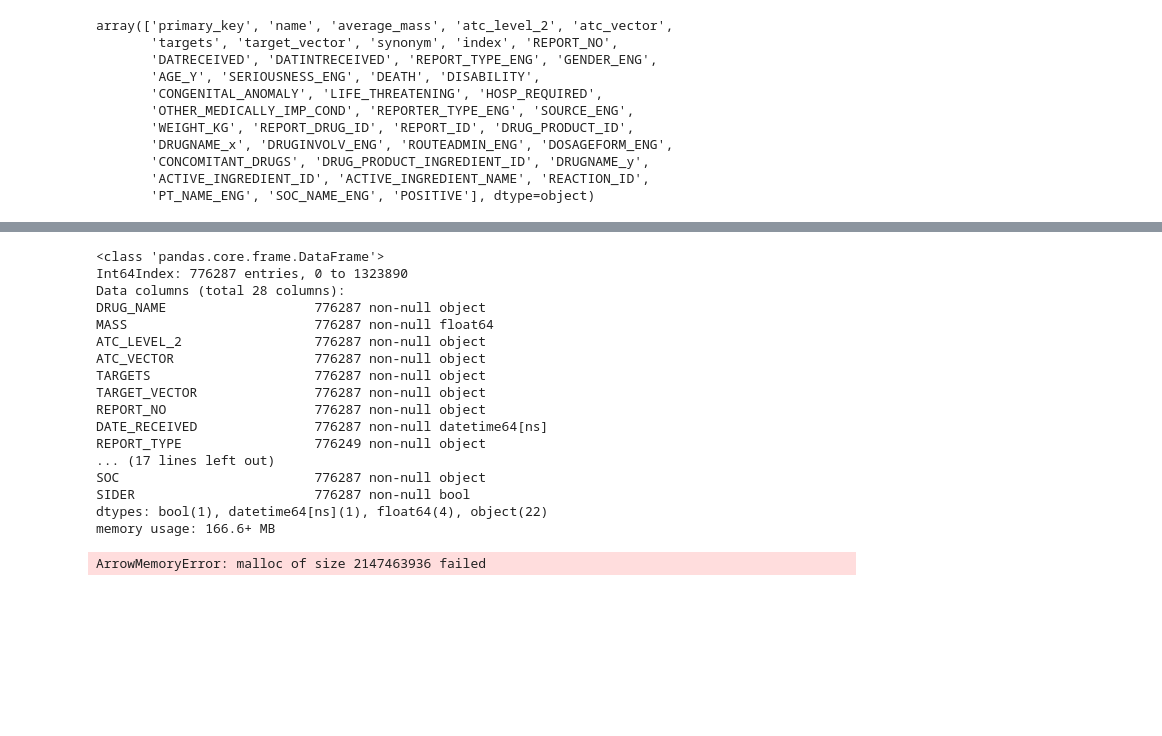
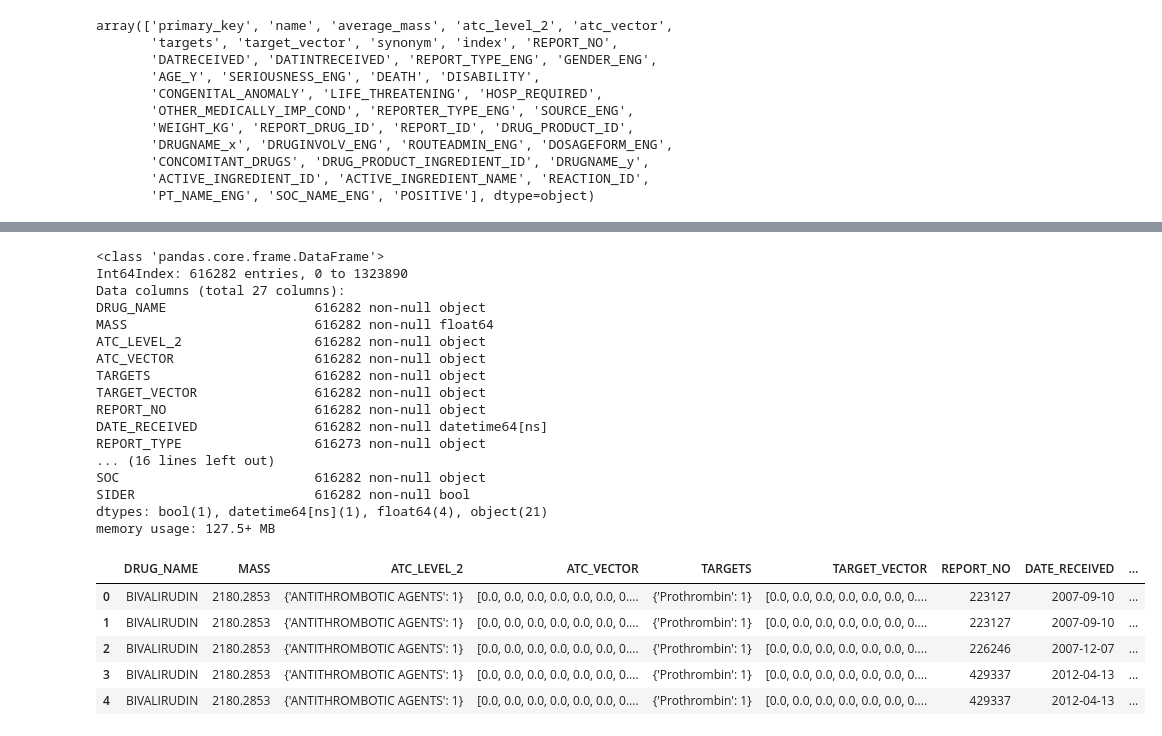
Before and after one commit to laetitiatam/ckme136, a Jupyter notebook: Final Dataset.ipynb, the cells around one changed output, grey strips where cells are left out. Saved outputs shown, nothing was run; the diff lists cells and outputs as text; code cells hidden in the pictures; blank space fills up the shorter version.

```diff
--- a/Final Dataset.ipynb
+++ b/Final Dataset.ipynb
@@ -7,7 +7,7 @@ pd.set_option('display.max_columns', None)
 pd.set_option('display.max_columns', 1000)
 # %%
 data_dir = 'data\\'
-cvadr = pd.read_parquet(data_dir + 'DF_1.parquet')
+cvadr = pd.read_parquet(data_dir + 'df_1.parquet')
 drugbank = pd.read_csv(data_dir + 'drugbank_processed.csv')
 # %%
 cvadr.shape
@@ -156,23 +156,19 @@ array(['primary_key', 'name', 'average_mass', 'atc_level_2', 'atc_vector',
 df1 = df[['name', 'average_mass', 'atc_level_2', 'atc_vector',
        'targets', 'target_vector', 'REPORT_NO',
        'DATRECEIVED', 'REPORT_TYPE_ENG', 'GENDER_ENG',
-       'AGE_Y', 'DEATH', 'DISABILITY',
-       'CONGENITAL_ANOMALY', 'LIFE_THREATENING', 'HOSP_REQUIRED',
-       'OTHER_MEDICALLY_IMP_COND', 'REPORTER_TYPE_ENG', 'SOURCE_ENG',
+       'AGE_Y', 'SERIOUSNESS_ENG', 'REPORTER_TYPE_ENG', 'SOURCE_ENG',
        'WEIGHT_KG',
-     'DRUGINVOLV_ENG', 'ROUTEADMIN_ENG', 'DOSAGEFORM_ENG',
-       'CONCOMITANT_DRUGS', 'ACTIVE_INGREDIENT_NAME',
+     'ROUTEADMIN_ENG', 'DOSAGEFORM_ENG',
+       'CONCOMITANT_DRUGS',
        'PT_NAME_ENG', 'SOC_NAME_ENG', 'POSITIVE']]
 
 df1.columns = ['DRUG_NAME', 'MASS', 'ATC_LEVEL_2', 'ATC_VECTOR',
        'TARGETS', 'TARGET_VECTOR', 'REPORT_NO',
        'DATE_RECEIVED', 'REPORT_TYPE', 'GENDER',
-       'AGE', 'DEATH', 'DISABILITY',
-       'CONGENITAL_ANOMALY', 'LIFE_THREATENING', 'HOSP_REQUIRED',
-       'OTHER_MEDICALLY_IMP_COND', 'REPORTER_TYPE', 'SOURCE',
+       'AGE', 'SERIOUS_FLAG', 'REPORTER_TYPE', 'SOURCE',
        'WEIGHT_KG',
-        'INVOLVEMENT', 'ADMIN_ROUTE', 'DOSAGE_FORM',
-       'CONCOMITANT_DRUGS', 'ACTIVE_INGREDIENT',
+        'ADMIN_ROUTE', 'DOSAGE_FORM',
+       'CONCOMITANT_DRUGS',
        'REACTION', 'SOC', 'SIDER']
 # %%
 df1.info()
@@ -200,25 +196,30 @@ df2 = df1.drop_duplicates()
 df2.info()
 # %% [output]
 <class 'pandas.core.frame.DataFrame'>
-Int64Index: 776287 entries, 0 to 1323890
-Data columns (total 28 columns):
-DRUG_NAME                   776287 non-null object
-MASS                        776287 non-null float64
-ATC_LEVEL_2                 776287 non-null object
-ATC_VECTOR                  776287 non-null object
-TARGETS                     776287 non-null object
-TARGET_VECTOR               776287 non-null object
-REPORT_NO                   776287 non-null object
-DATE_RECEIVED               776287 non-null datetime64[ns]
-REPORT_TYPE                 776249 non-null object
-... (17 lines left out)
-SOC                         776287 non-null object
-SIDER                       776287 non-null bool
-dtypes: bool(1), datetime64[ns](1), float64(4), object(22)
-memory usage: 166.6+ MB
+Int64Index: 616282 entries, 0 to 1323890
+Data columns (total 27 columns):
+DRUG_NAME                   616282 non-null object
+MASS                        616282 non-null float64
+ATC_LEVEL_2                 616282 non-null object
+ATC_VECTOR                  616282 non-null object
+TARGETS                     616282 non-null object
+TARGET_VECTOR               616282 non-null object
+REPORT_NO                   616282 non-null object
+DATE_RECEIVED               616282 non-null datetime64[ns]
+REPORT_TYPE                 616273 non-null object
+... (16 lines left out)
+SOC                         616282 non-null object
+SIDER                       616282 non-null bool
+dtypes: bool(1), datetime64[ns](1), float64(4), object(21)
+memory usage: 127.5+ MB
 # %%
 df2.to_csv(data_dir + 'final_dataset.csv')
-# %%
-df2.to_parquet(data_dir + 'final_dataset.parquet')
-# %% [output]
-ArrowMemoryError: malloc of size 2147463936 failed
+# %%
+df2.head()
+# %% [output]
+|  | DRUG_NAME | MASS | ATC_LEVEL_2 | ATC_VECTOR | TARGETS | TARGET_VECTOR | REPORT_NO | DATE_RECEIVED | ... |
+| 0 | BIVALIRUDIN | 2180.2853 | {'ANTITHROMBOTIC AGENTS': 1} | [0.0, 0.0, 0.0, 0.0, 0.0, 0.0, 0.... | {'Prothrombin': 1} | [0.0, 0.0, 0.0, 0.0, 0.0, 0.0, 0.... | 223127 | 2007-09-10 | ... |
+| 1 | BIVALIRUDIN | 2180.2853 | {'ANTITHROMBOTIC AGENTS': 1} | [0.0, 0.0, 0.0, 0.0, 0.0, 0.0, 0.... | {'Prothrombin': 1} | [0.0, 0.0, 0.0, 0.0, 0.0, 0.0, 0.... | 223127 | 2007-09-10 | ... |
+| 2 | BIVALIRUDIN | 2180.2853 | {'ANTITHROMBOTIC AGENTS': 1} | [0.0, 0.0, 0.0, 0.0, 0.0, 0.0, 0.... | {'Prothrombin': 1} | [0.0, 0.0, 0.0, 0.0, 0.0, 0.0, 0.... | 226246 | 2007-12-07 | ... |
+| 3 | BIVALIRUDIN | 2180.2853 | {'ANTITHROMBOTIC AGENTS': 1} | [0.0, 0.0, 0.0, 0.0, 0.0, 0.0, 0.... | {'Prothrombin': 1} | [0.0, 0.0, 0.0, 0.0, 0.0, 0.0, 0.... | 429337 | 2012-04-13 | ... |
+| 4 | BIVALIRUDIN | 2180.2853 | {'ANTITHROMBOTIC AGENTS': 1} | [0.0, 0.0, 0.0, 0.0, 0.0, 0.0, 0.... | {'Prothrombin': 1} | [0.0, 0.0, 0.0, 0.0, 0.0, 0.0, 0.... | 429337 | 2012-04-13 | ... |
```
Also changed, not shown: parts of 1 cell of this notebook, 1 other file.
